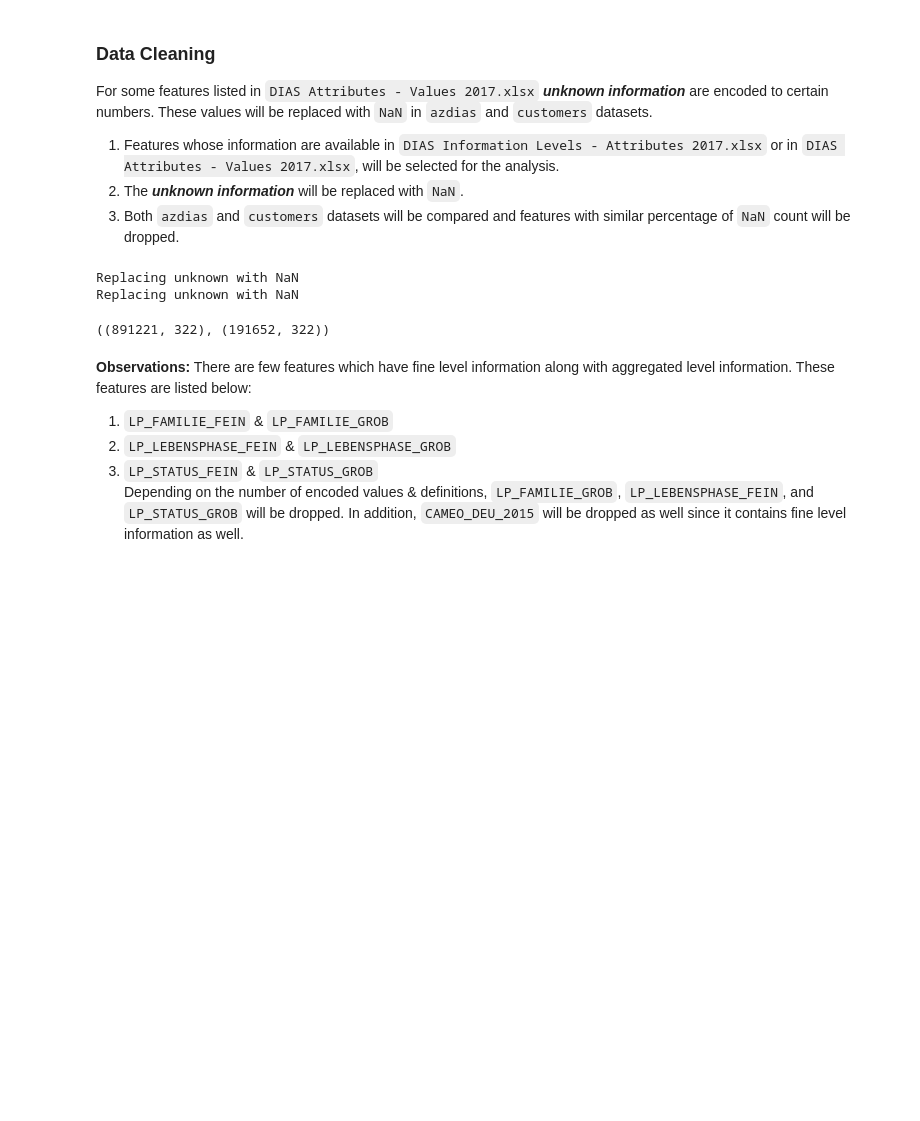
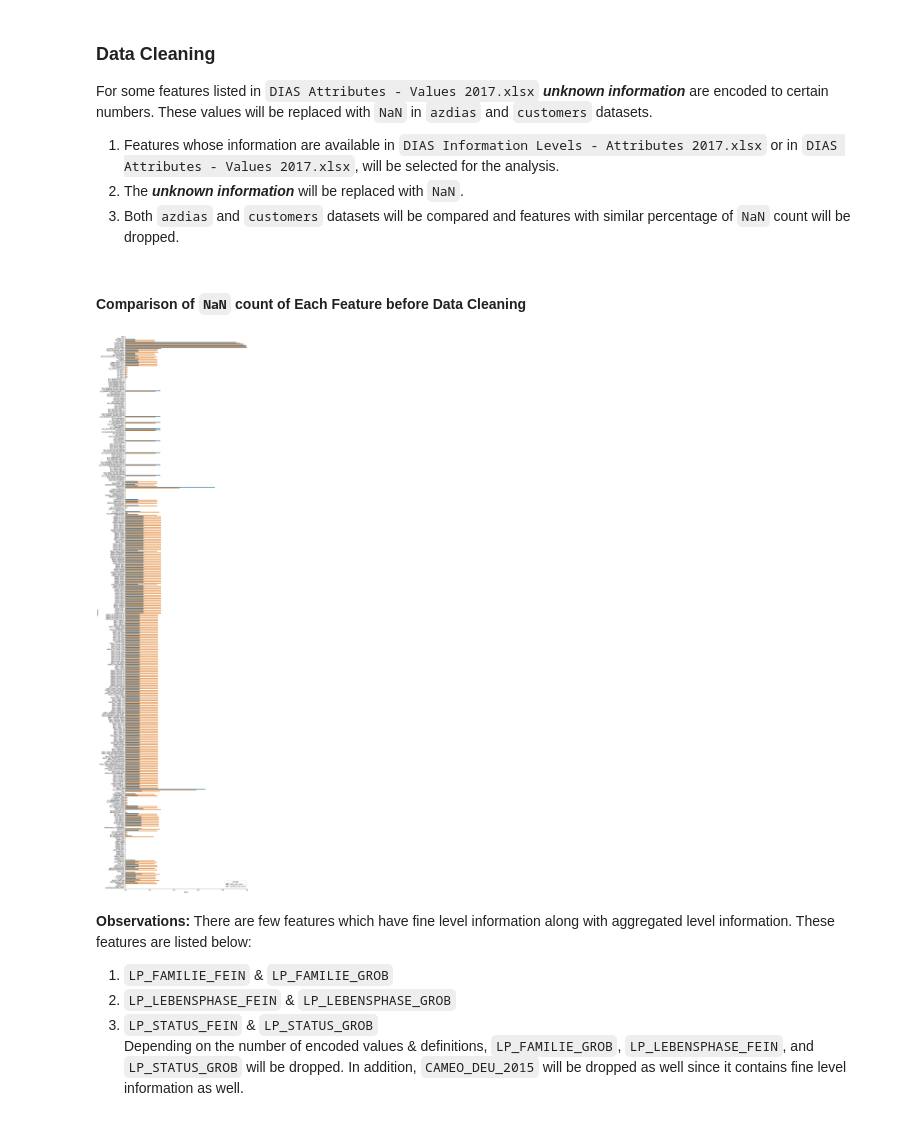
Before and after one commit to rezaabdullah/data_science_portfolio, a Jupyter notebook: capstone/Arvato_Project_Workbook_Draft.ipynb, the cells around one changed output. Saved outputs shown, nothing was run; the diff lists cells and outputs as text; code cells hidden in the pictures; blank space fills up the shorter version.

```diff
--- a/capstone/Arvato_Project_Workbook_Draft.ipynb
+++ b/capstone/Arvato_Project_Workbook_Draft.ipynb
@@ -46,6 +46,9 @@ print("Customers dataset, customers shape: ", customers.shape)
 # %% [output]
 General population dataset, azdias shape:  (891221, 366)
 Customers dataset, customers shape:  (191652, 369)
+# %%
+# Drop redundant columns from customers
+customers.drop(columns=["CUSTOMER_GROUP", "ONLINE_PURCHASE", "PRODUCT_GROUP"], inplace=True)
 # %%
 %%time
 # Statistics of azdias
@@ -194,22 +203,32 @@ For some features listed in `DIAS Attributes - Values 2017.xlsx` **_unknown info
 1. Features whose information are available in `DIAS Information Levels - Attributes 2017.xlsx` or in `DIAS Attributes - Values 2017.xlsx`, will be selected for the analysis.
 2. The **_unknown information_** will be replaced with `NaN`.
 3. Both `azdias` and `customers` datasets will be compared and features with similar percentage of `NaN` count will be dropped.
-# %%
-# Select the features whose information are available
-azdias = azdias.loc[:, features_list]
-customers = customers.loc[:, features_list]
-# %%
-azdias = replace_nan(attributes, azdias)
-customers = replace_nan(attributes, customers)
-azdias.shape, customers.shape
-# %% [output]
-Replacing unknown with NaN
-Replacing unknown with NaN
-((891221, 322), (191652, 322))
-# %%
-# Replace zeros in GEBURTSJAHR with NaN
-azdias["GEBURTSJAHR"].replace(0, np.nan, inplace=True)
-customers["GEBURTSJAHR"].replace(0, np.nan, inplace=True)
+# %% [markdown]
+#### Comparison of `NaN` count of Each Feature before Data Cleaning
+# %%
+# Find NaN count for each features in azdias and customers dataset
+columns_name = ["azdias_nan_count", "customers_nan_count"]
+feature_nan_count = pd.concat([feat_info_azdias.loc[:, "percent_nans"], feat_info_customers.loc[:, "percent_nans"]], axis=1)
+feature_nan_count.columns = columns_name
+"""
+feature_nan_count = pd.DataFrame({
+                                "azdias_nan_count": [round(azdias[x].isnull().sum()/azdias[x].shape[0], 3) for x in azdias.columns],
+                                "customers_nan_count": [round(customers[x].isnull().sum()/customers[x].shape[0], 3) for x in customers.columns]
+                    }, index=azdias.columns)
+"""
+#feature_nan_count = feature_nan_count.loc[(feature_nan_count.azdias_nan_count <= 0.2) |
+#                                                 (feature_nan_count.customers_nan_count <= 0.2)]
+feature_nan_count = feature_nan_count.rename_axis("features").reset_index()
+
+# Plot bar chart to see the distribution of NaN count of each feature in azdias and customers dataset
+feature_nan_count_plot = feature_nan_count.melt(id_vars='features').rename(columns=str.title)
+fig, ax1 = plt.subplots(figsize=(15, 70))
+ax1.set(xlim=(0, 1))
+sns.barplot(x="Value", y="Features", hue="Variable", data=feature_nan_count_plot, ax=ax1)
+sns.despine(fig)
+plt.savefig("feature_nan_count_pre_cleanup.png")
+# %% [output]
+[figure, added]
 # %% [markdown]
 **Observations:** There are few features which have fine level information along with aggregated level information. These features are listed below:
 1. `LP_FAMILIE_FEIN` & `LP_FAMILIE_GROB`
```
Also changed, not shown: parts of 23 cells of this notebook.
